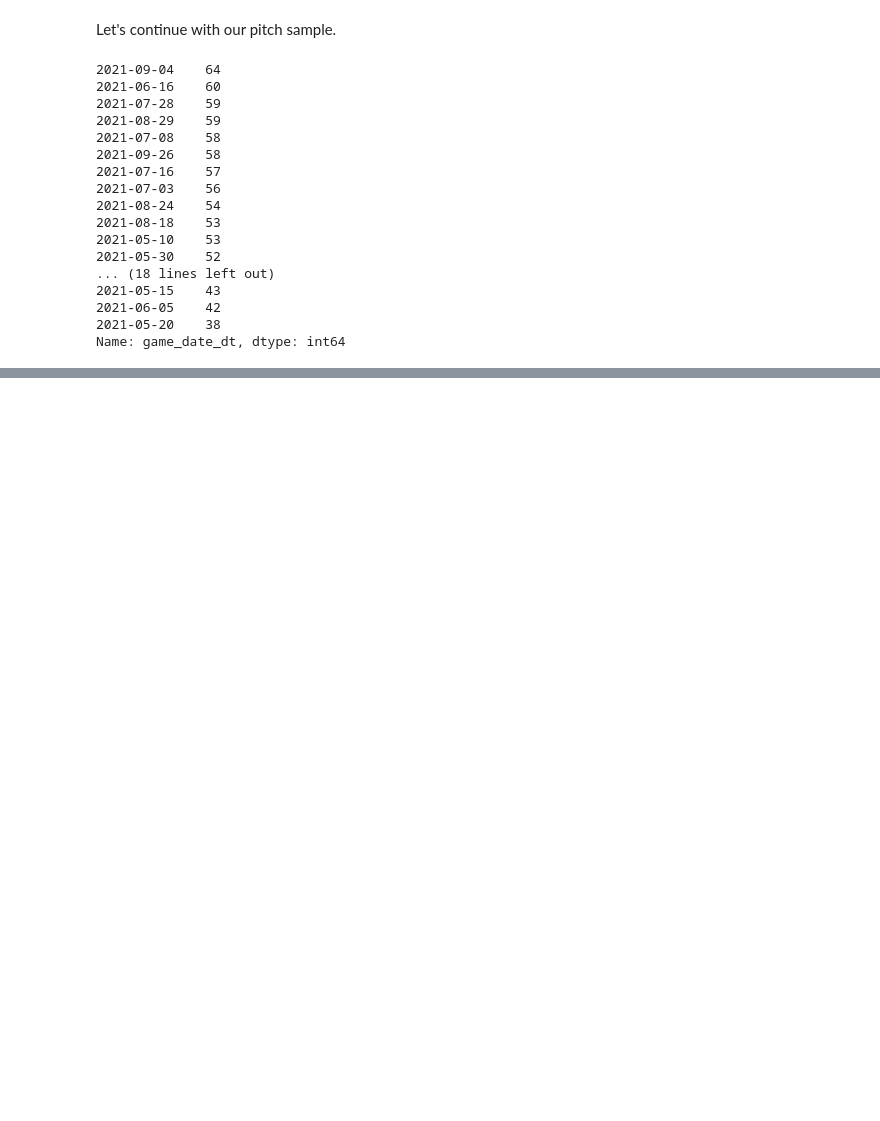
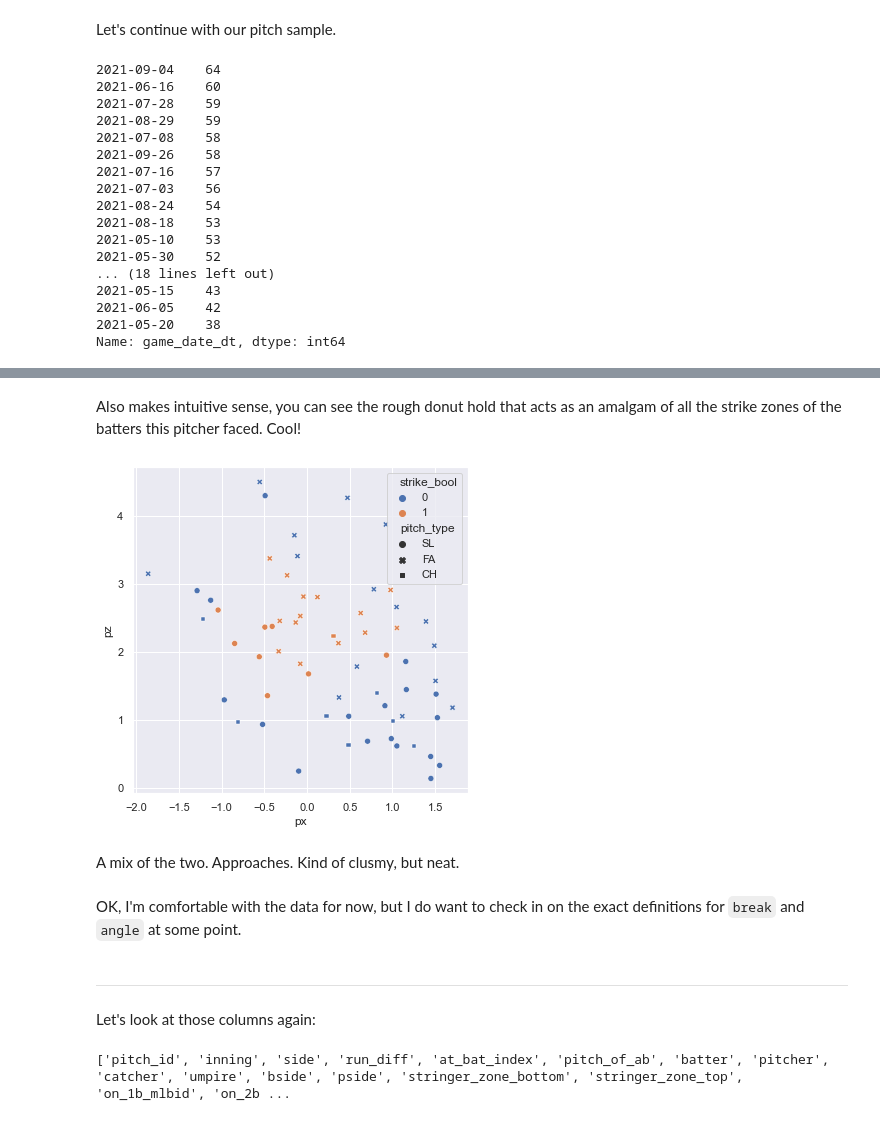
Before and after one commit to werlindo/called-third-strike, a Jupyter notebook: notebooks/02_data_exploration.ipynb, the cells around one changed output, grey strips where cells are left out. Cells and saved outputs as stored; diff of their text form; code cells hidden in the pictures; blank space fills up the shorter version.

```diff
--- a/notebooks/02_data_exploration.ipynb
+++ b/notebooks/02_data_exploration.ipynb
@@ -886,0 +947,18 @@ plt.show()
+# %% [markdown]
+Also makes intuitive sense, you can see the rough donut hold that acts as an amalgam of all the strike zones of the batters this pitcher faced. Cool!
+# %%
+sns.scatterplot(data=pitch_sample_small, x='px', y='pz',hue='strike_bool', style='pitch_type')
+plt.show()
+# %% [output]
+[figure, added]
+# %% [markdown]
+A mix of the two. Approaches. Kind of clusmy, but neat.
+# %% [markdown]
+OK, I'm comfortable with the data for now, but I do want to check in on the exact definitions for `break` and `angle` at some point.
+# %% [markdown]
+----
+Let's look at those columns again:
+# %%
+print(list(df_train_use.columns))
+# %% [output]
+['pitch_id', 'inning', 'side', 'run_diff', 'at_bat_index', 'pitch_of_ab', 'batter', 'pitcher', 'catcher', 'umpire', 'bside', 'pside', 'stringer_zone_bottom', 'stringer_zone_top', 'on_1b_mlbid', 'on_2b ...
```
Also changed, not shown: parts of 62 cells of this notebook, 4 other files.
